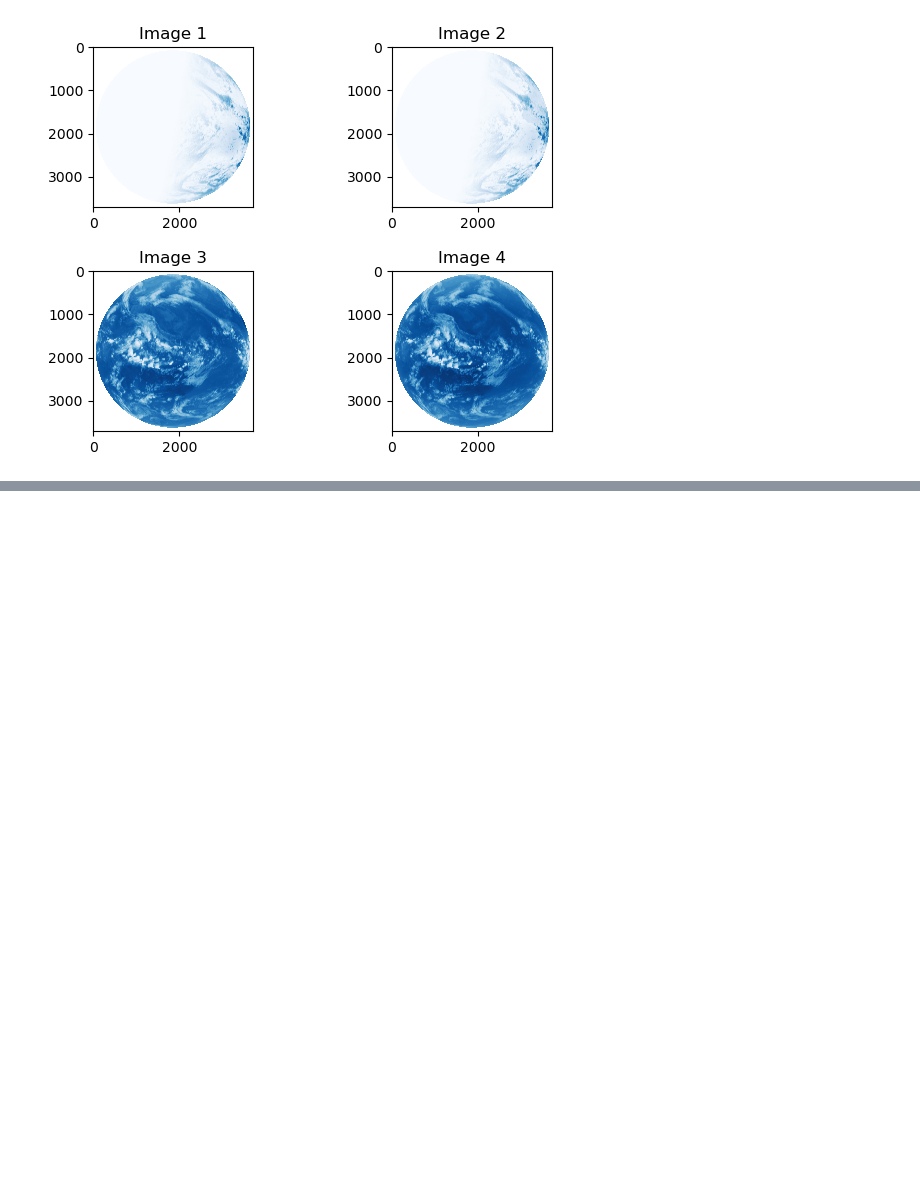
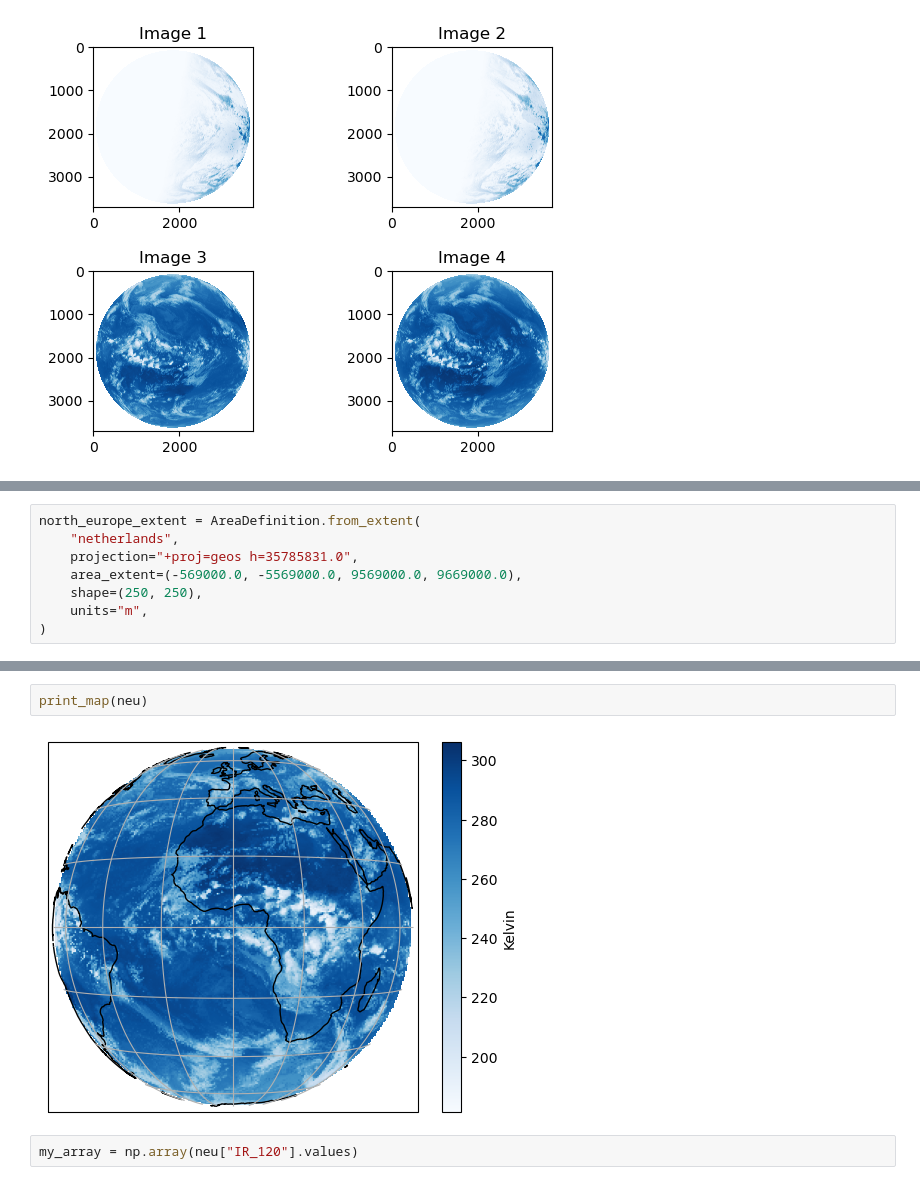
Before and after one commit to masterkram/bsc_thesis, a Jupyter notebook: sandbox/visualize_data.ipynb, the cells around one changed output, grey strips where cells are left out. Drawn from its saved outputs; the diff is of its cells as text; blank space fills up the shorter version.

```diff
--- a/sandbox/visualize_data.ipynb
+++ b/sandbox/visualize_data.ipynb
@@ -300,0 +361,8 @@ plt.show()
+# %%
+north_europe_extent = AreaDefinition.from_extent(
+    "netherlands",
+    projection="+proj=geos h=35785831.0",
+    area_extent=(-569000.0, -5569000.0, 9569000.0, 9669000.0),
+    shape=(250, 250),
+    units="m",
+)
@@ -300,0 +401,6 @@ plt.show()
+# %%
+print_map(neu)
+# %% [output]
+[figure, added]
+# %%
+my_array = np.array(neu["IR_120"].values)
```
Also changed, not shown: parts of 21 cells of this notebook, 8 other files.
